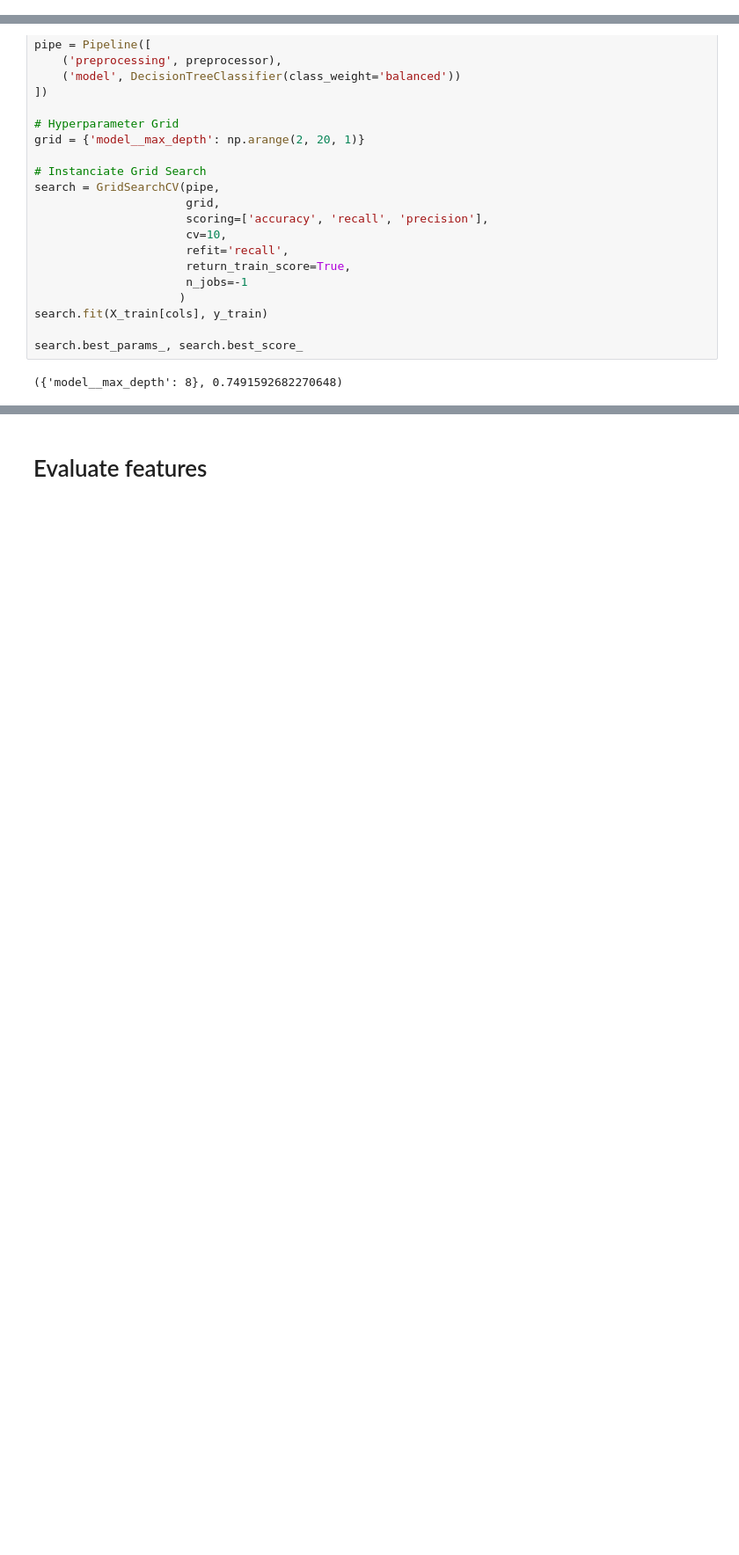
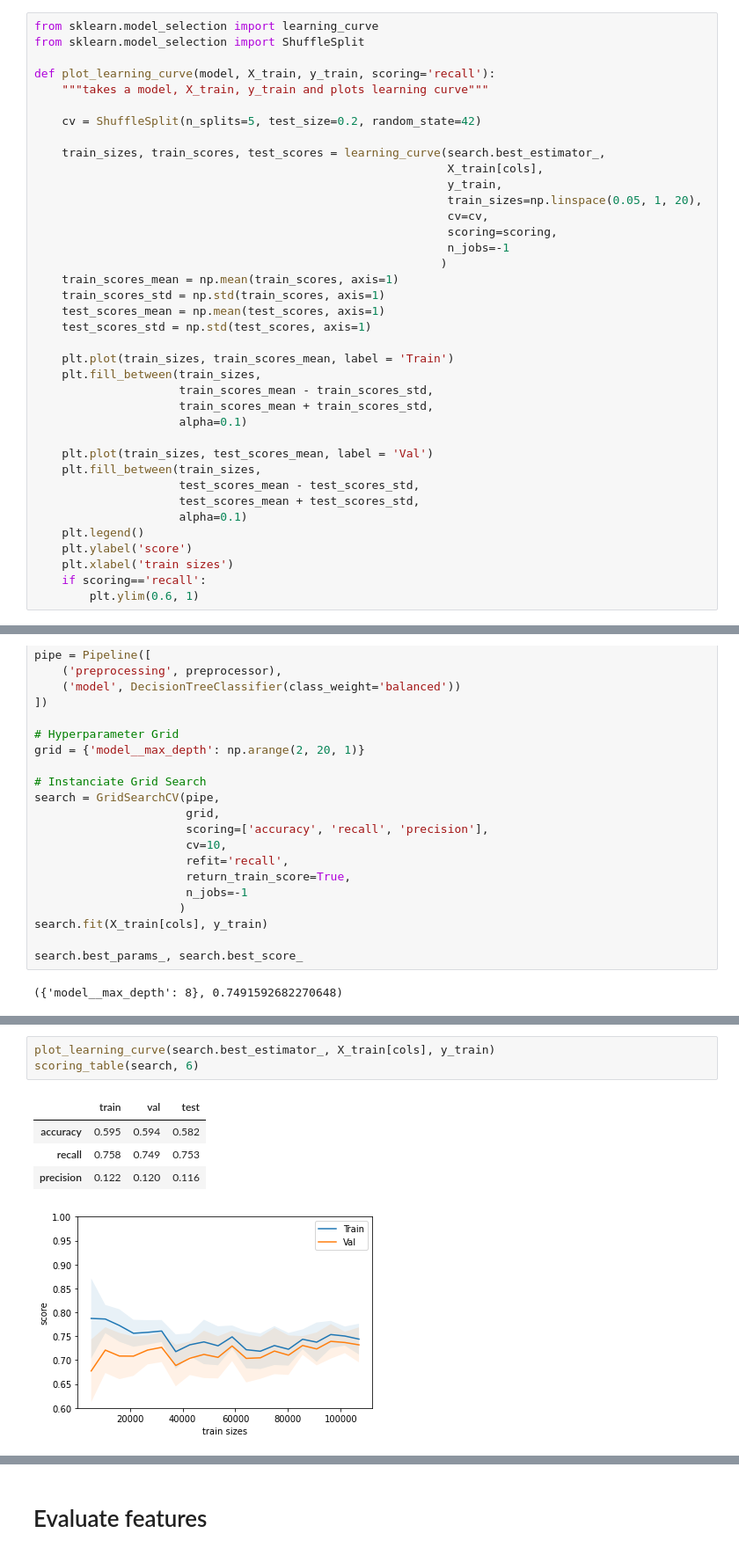
Before and after one commit to hanbo-e/wimlds_emissions, a Jupyter notebook: notebooks/baseline_model_guli.ipynb, the cells around one changed output, grey strips where cells are left out. Shown at 88% size. Saved outputs shown, nothing was run; the diff lists cells and outputs as text; blank space fills up the shorter version.

```diff
--- a/notebooks/baseline_model_guli.ipynb
+++ b/notebooks/baseline_model_guli.ipynb
@@ -133 +155,39 @@ X_train[cols].head()
+# %%
+from sklearn.model_selection import learning_curve
+from sklearn.model_selection import ShuffleSplit
+
+def plot_learning_curve(model, X_train, y_train, scoring='recall'):
+    """takes a model, X_train, y_train and plots learning curve"""
+
+    cv = ShuffleSplit(n_splits=5, test_size=0.2, random_state=42)
+
+    train_sizes, train_scores, test_scores = learning_curve(search.best_estimator_,
+                                                            X_train[cols],
+                                                            y_train,
+                                                            train_sizes=np.linspace(0.05, 1, 20),
+                                                            cv=cv,
+                                                            scoring=scoring,
+                                                            n_jobs=-1
+                                                           )
+    train_scores_mean = np.mean(train_scores, axis=1)
+    train_scores_std = np.std(train_scores, axis=1)
+    test_scores_mean = np.mean(test_scores, axis=1)
+    test_scores_std = np.std(test_scores, axis=1)
+
+    plt.plot(train_sizes, train_scores_mean, label = 'Train')
+    plt.fill_between(train_sizes,
+                     train_scores_mean - train_scores_std,
+                     train_scores_mean + train_scores_std,
+                     alpha=0.1)
+
+    plt.plot(train_sizes, test_scores_mean, label = 'Val')
+    plt.fill_between(train_sizes,
+                     test_scores_mean - test_scores_std,
+                     test_scores_mean + test_scores_std,
+                     alpha=0.1)
+    plt.legend()
+    plt.ylabel('score')
+    plt.xlabel('train sizes')
+    if scoring=='recall':
+        plt.ylim(0.6, 1)
 # %% [markdown]
@@ -206 +248,10 @@ tmp.round(3)
+# %%
+plot_learning_curve(search.best_estimator_, X_train[cols], y_train)
+scoring_table(search, 6)
+# %% [output]
+|  | train | val | test |
+| accuracy | 0.595 | 0.594 | 0.582 |
+| recall | 0.758 | 0.749 | 0.753 |
+| precision | 0.122 | 0.120 | 0.116 |
+[figure, added]
 # %% [markdown]
```
Also changed, not shown: parts of 39 cells of this notebook.
